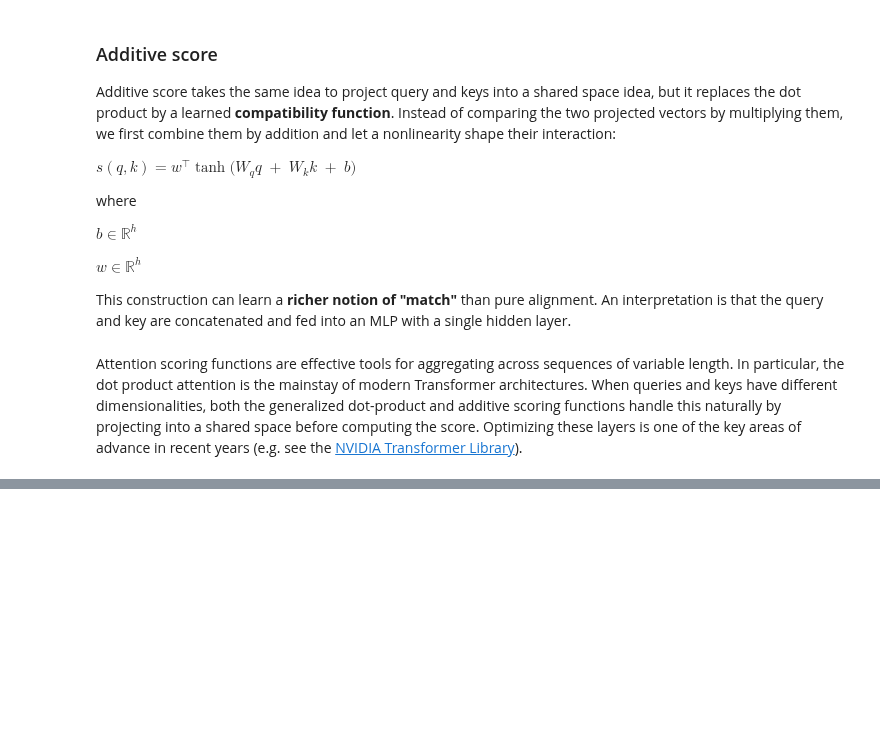
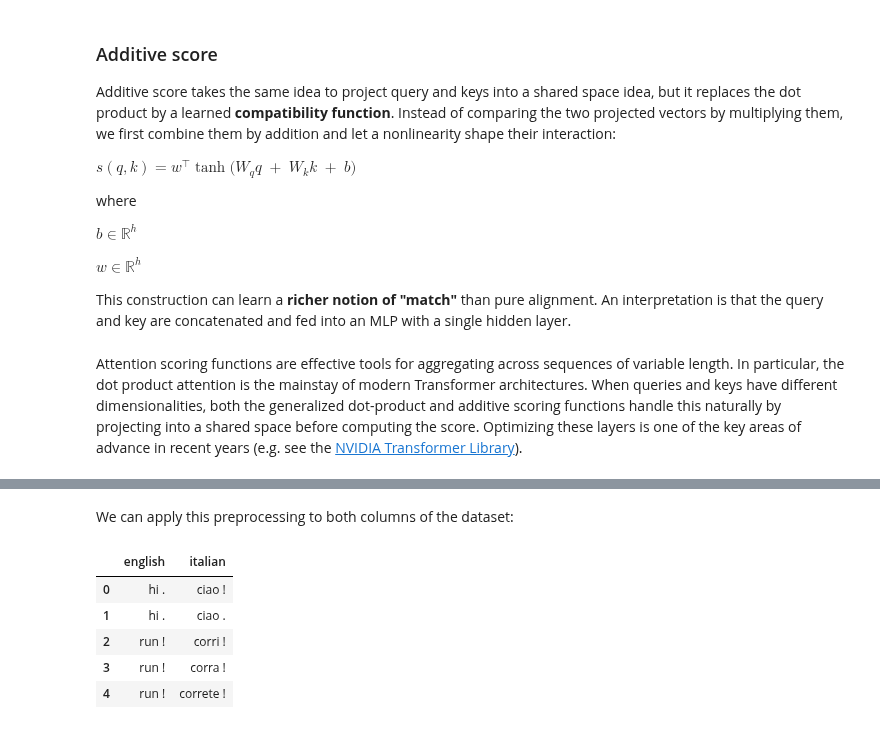
Before and after one commit to riccardoberta/machine-learning, a Jupyter notebook: 15 - Transformers/notes.ipynb, the cells around one changed output, grey strips where cells are left out. Saved outputs shown, nothing was run; the diff lists cells and outputs as text; code cells hidden in the pictures; blank space fills up the shorter version.

```diff
--- a/15 - Transformers/notes.ipynb
+++ b/15 - Transformers/notes.ipynb
@@ -378,0 +467,23 @@ Recall Fig. 10.7.2 which we repeat (Fig. 11.4.1) with some additional detail. Co
+# %%
+import re
+
+def preprocess(text):
+    text = text.replace('\u00a0', ' ')            # non-breaking space
+    text = text.lower()                           # lowercase
+    text = re.sub(r'([^\w\s])', r' \1 ', text)    # space around punctuation
+    text = re.sub(r'\s+', ' ', text).strip()      # normalize spaces
+    return text
+# %% [markdown]
+We can apply this preprocessing to both columns of the dataset:
+# %%
+eng_ita["english"] = eng_ita["english"].apply(preprocess)
+eng_ita["italian"] = eng_ita["italian"].apply(preprocess)
+
+eng_ita.head()
+# %% [output]
+|  | english | italian |
+| 0 | hi . | ciao ! |
+| 1 | hi . | ciao . |
+| 2 | run ! | corri ! |
+| 3 | run ! | corra ! |
+| 4 | run ! | correte ! |
```
Also changed, not shown: parts of 66 cells of this notebook, 46 other files.
